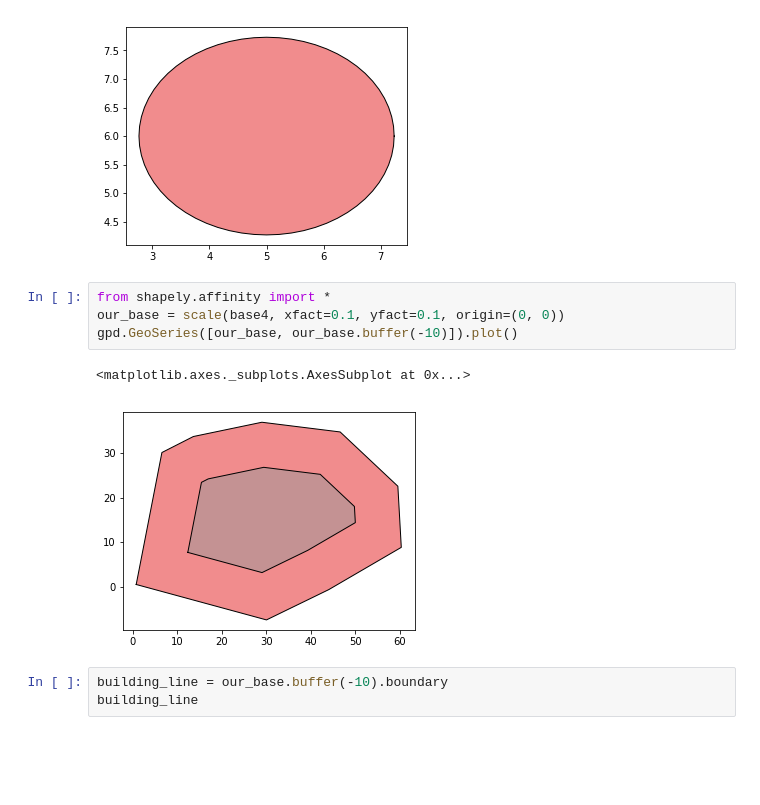
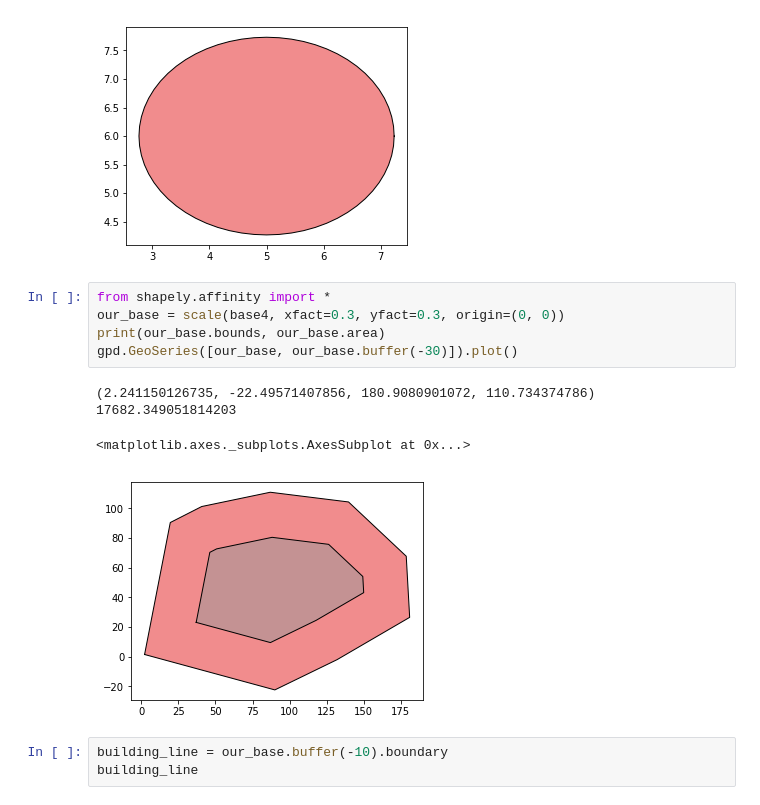
Before and after one commit to tristanwqy/basemap, a Jupyter notebook: circle_algo.ipynb, the cells around one changed output. Drawn from its saved outputs; the diff is of its cells as text; blank space fills up the shorter version.

```diff
--- a/circle_algo.ipynb
+++ b/circle_algo.ipynb
@@ -166,11 +166,13 @@ gpd.GeoSeries([eclipse]).plot()
 [figure]
 # %%
 from shapely.affinity import *
-our_base = scale(base4, xfact=0.1, yfact=0.1, origin=(0, 0))
-gpd.GeoSeries([our_base, our_base.buffer(-10)]).plot()
+our_base = scale(base4, xfact=0.3, yfact=0.3, origin=(0, 0))
+print(our_base.bounds, our_base.area)
+gpd.GeoSeries([our_base, our_base.buffer(-30)]).plot()
 # %% [output]
-<matplotlib.axes._subplots.AxesSubplot at 0x...>
+(2.241150126735, -22.49571407856, 180.9080901072, 110.734374786) 17682.349051814203
+<matplotlib.axes._subplots.AxesSubplot at 0x...>
-[figure, old version]
+[figure, new version]
 # %%
 building_line = our_base.buffer(-10).boundary
 building_line
```
Also changed, not shown: 1 other file.
